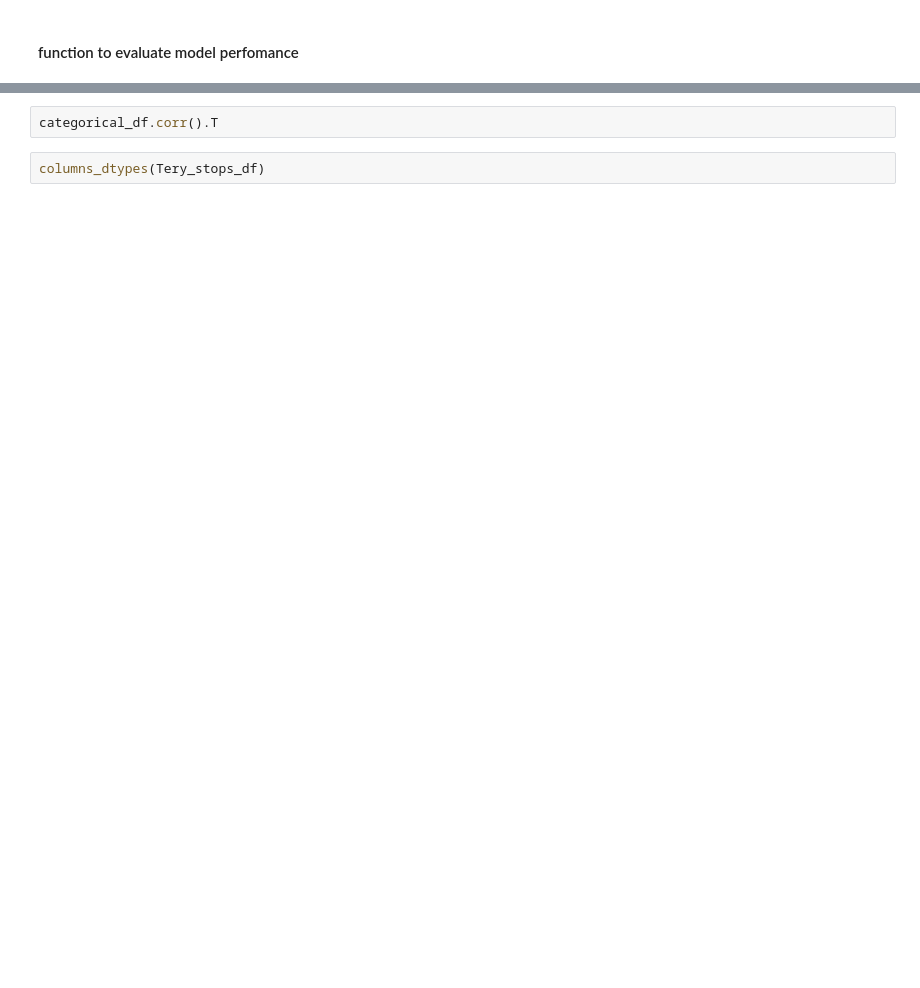
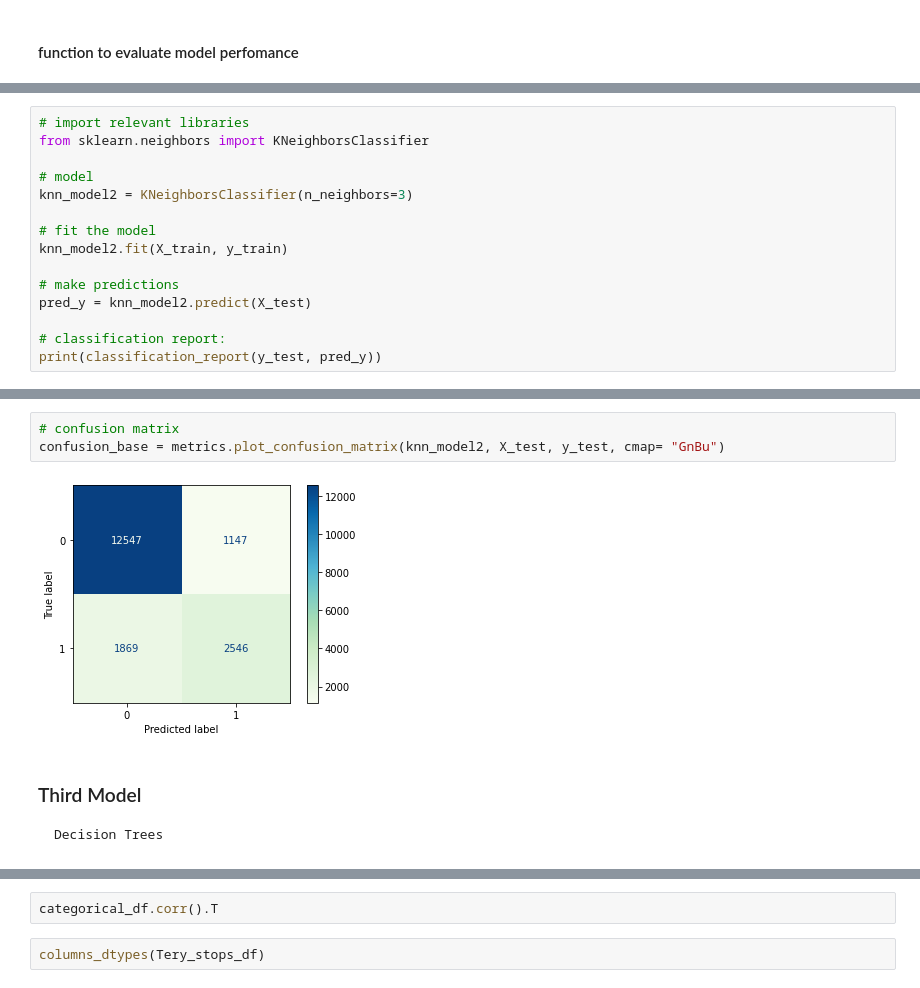
Before and after one commit to adikamunyao/Phase-3-project, a Jupyter notebook: index.ipynb, the cells around one changed output, grey strips where cells are left out. Cells and saved outputs as stored; diff of their text form; blank space fills up the shorter version.

Commit message:
modelling

```diff
--- a/index.ipynb
+++ b/index.ipynb
@@ -839,0 +865,15 @@ weighted avg       0.84      0.74      0.76     10975
+# %%
+# import relevant libraries
+from sklearn.neighbors import KNeighborsClassifier
+
+# model
+knn_model2 = KNeighborsClassifier(n_neighbors=3)
+
+# fit the model
+knn_model2.fit(X_train, y_train)
+
+# make predictions
+pred_y = knn_model2.predict(X_test)
+
+# classification report:
+print(classification_report(y_test, pred_y))
@@ -839,0 +889,8 @@ weighted avg       0.84      0.74      0.76     10975
+# %%
+# confusion matrix
+confusion_base = metrics.plot_confusion_matrix(knn_model2, X_test, y_test, cmap= "GnBu")
+# %% [output]
+[figure, added]
+# %% [markdown]
+### Third Model
+    Decision Trees
```
Also changed, not shown: parts of 25 cells of this notebook.
